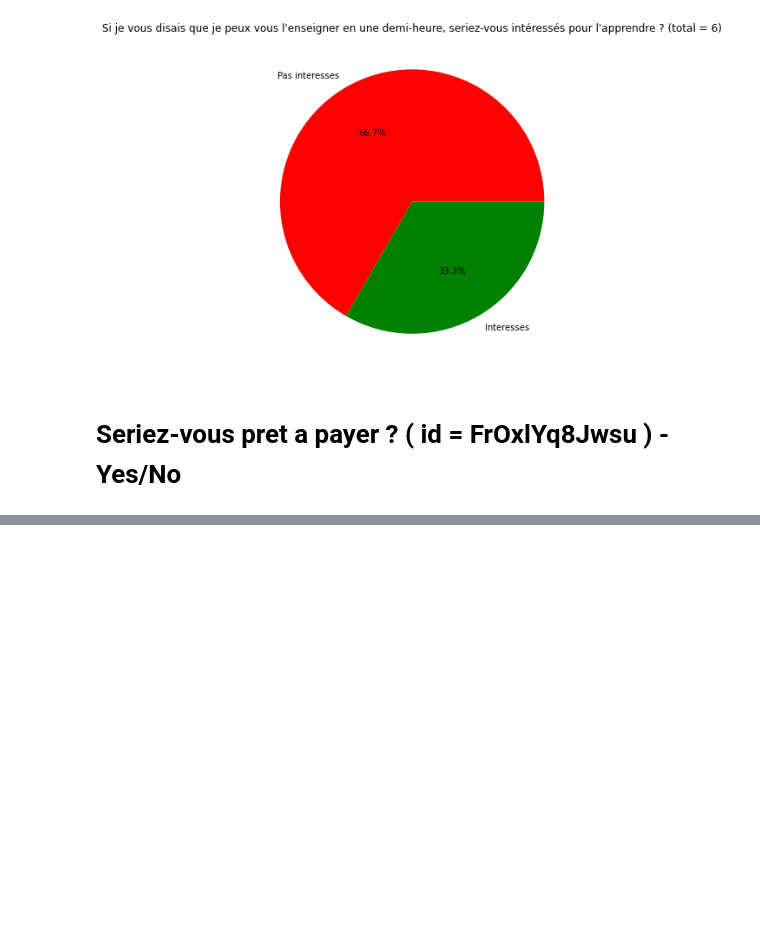
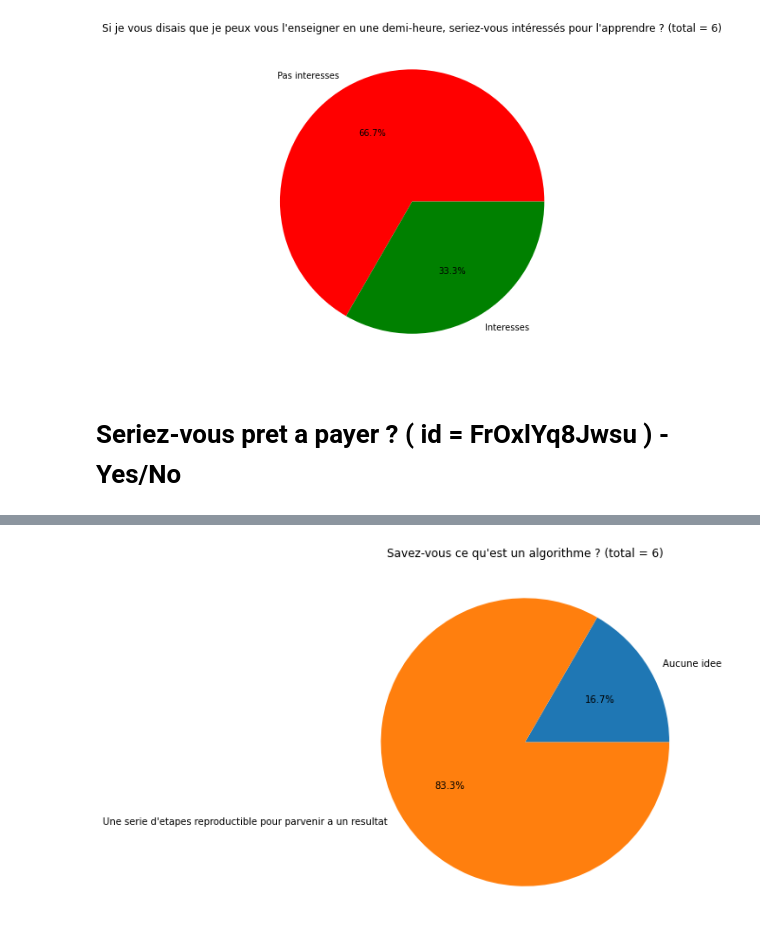
Before and after one commit to MaximoRose/QA_AnalyseResTypeForm, a Jupyter notebook: OpportuniteGP/OpportuniteGP.ipynb, the cells around one changed output, grey strips where cells are left out. Drawn from its saved outputs; the diff is of its cells as text; code cells hidden in the pictures; blank space fills up the shorter version.

```diff
--- a/OpportuniteGP/OpportuniteGP.ipynb
+++ b/OpportuniteGP/OpportuniteGP.ipynb
@@ -1056,0 +1125,22 @@ print('total personnes interrogees : ' + str(nb_non_sachant_binaire) )
+# %%
+cln_whatisalgo_lbl, cln_whatisalgo_dtfs = mbr.clean_lists_for_cheesepie(labels=whatisalgo_lbls, values=whatisalgo_dtf)
+
+# Peut-etre faire une fonction pour raccourcie les labels
+
+# nb valide reponse pour le questionnaire
+nb_valid_resp = 0
+for i in range(len(whatisalgo_dtf)) :
+    nb_valid_resp += whatisalgo_dtf[i].shape[0]
+
+
+
+#colors a a juster
+#mecolors = ['black', 'grey']
+
+# show plot
+fig = plt.figure(figsize =(10, 7))
+plt.pie(cln_whatisalgo_dtfs, labels = cln_whatisalgo_lbl, autopct='%1.1f%%') #, colors=mecolors
+plt.title(q_whatisalgo + " (total = "+str(nb_valid_resp)+")")
+plt.show()
+# %% [output]
+[figure, added]
```
Also changed, not shown: parts of 49 cells of this notebook, 2 other files.
